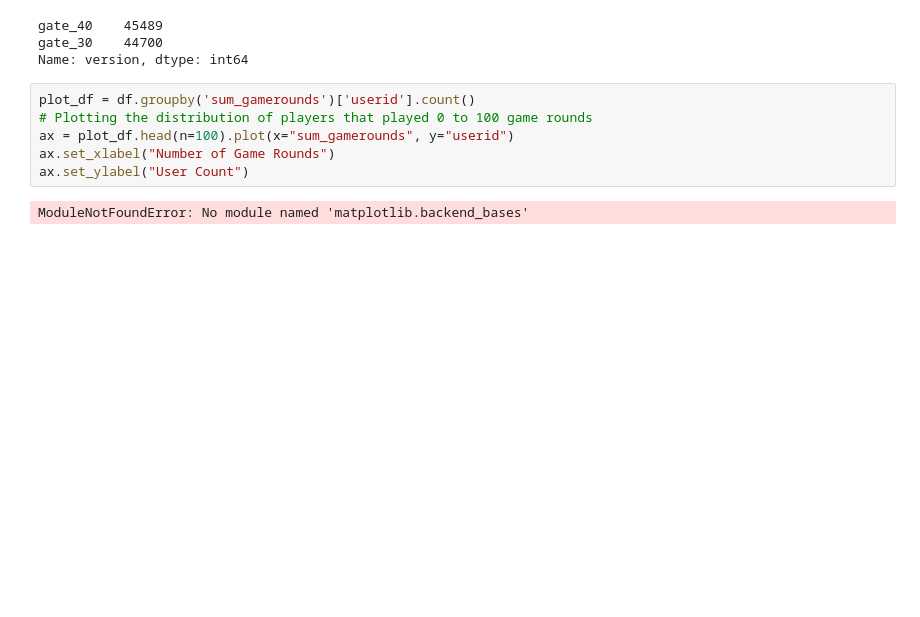
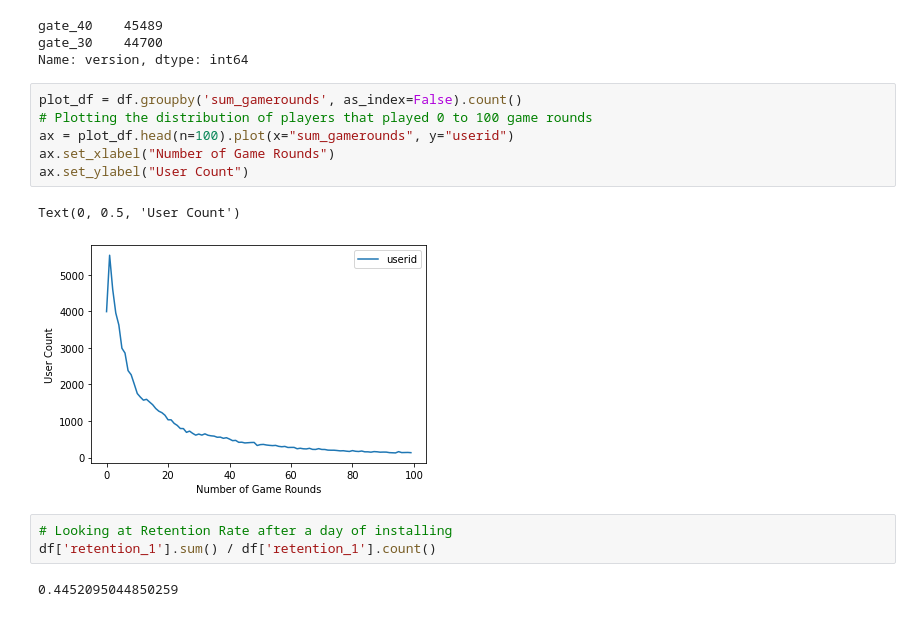
Before and after one commit to umakrishnaswamy/personalprojects, a Jupyter notebook: Player Retention AB Test .ipynb, the cells around one changed output. Drawn from its saved outputs; the diff is of its cells as text; blank space fills up the shorter version.

```diff
--- a/Player Retention AB Test .ipynb
+++ b/Player Retention AB Test .ipynb
@@ -37,10 +40,16 @@ gate_40    45489
 gate_30    44700
 Name: version, dtype: int64
 # %%
-plot_df = df.groupby('sum_gamerounds')['userid'].count()
+plot_df = df.groupby('sum_gamerounds', as_index=False).count()
 # Plotting the distribution of players that played 0 to 100 game rounds
 ax = plot_df.head(n=100).plot(x="sum_gamerounds", y="userid")
 ax.set_xlabel("Number of Game Rounds")
 ax.set_ylabel("User Count")
 # %% [output]
-ModuleNotFoundError: No module named 'matplotlib.backend_bases'
+Text(0, 0.5, 'User Count')
+[figure, added]
+# %%
+# Looking at Retention Rate after a day of installing
+df['retention_1'].sum() / df['retention_1'].count()
+# %% [output]
+0.4452095044850259
```
Also changed, not shown: parts of 9 cells of this notebook.
